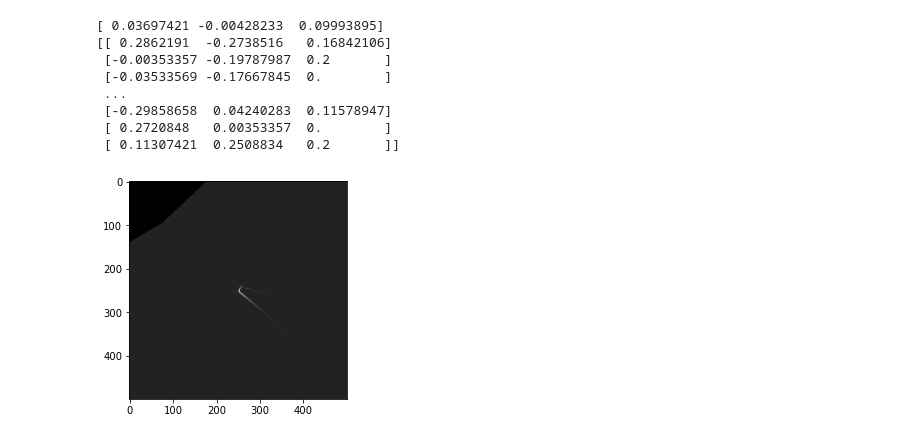
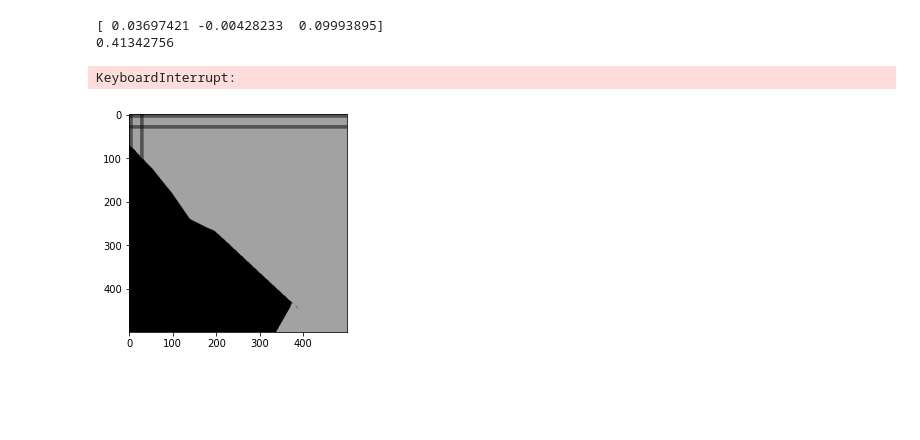
Before and after one commit to meirou1618/SDF3d_dl, a Jupyter notebook: nn_SDF_1.ipynb, the cells around one changed output. Cells and saved outputs as stored; diff of their text form; code cells hidden in the pictures; blank space fills up the shorter version.

```diff
--- a/nn_SDF_1.ipynb
+++ b/nn_SDF_1.ipynb
@@ -124,6 +121,6 @@ model = deepSDF(3,4,1).to(device)
 optimizer = optim.Adam(model.parameters(), lr=lr)
 # %%
-n_epochs = 5
+n_epochs = 3
 
 for epoch in range(n_epochs):
     losses_train = []
@@ -198,15 +207,13 @@ def rel_Lambert(I, x, l_point, n, k_d):
     r = np.linalg.norm(xl)
     l = xl/r
 
-    # print(l)
-    # print(n)
     return k_d*(I/r**2)*max(0, np.dot(l.T, n)[0][0])
 
 def rel_environment(I_a, k_a):
     return k_a*I_a
 
 def raymarching(ray, forcus, sdf):
-    beta = 0.1
+    beta = 0.05
     vec_ray = beta*(ray/np.linalg.norm(ray))
     x = forcus + vec_ray
     dist, vec_n= sdf(x)
@@ -220,7 +227,6 @@ def raymarching(ray, forcus, sdf):
             x = x + vec_ray
             dist, vec_n = sdf(x)
         else:
-
             x = x - 0.01*vec_ray
             dist, vec_n = sdf(x)
             flag = False
@@ -236,9 +242,21 @@ def raymarching(ray, forcus, sdf):
 
     return x, vec_n
 # %%
+#rotation transration
+theta = 45
+cos = np.cos(np.radians(theta))
+sin = np.sin(np.radians(theta))
+R = [[1, 0, 0],
+     [0, cos, -sin],
+     [0, sin, cos]]
+R = np.array(R)
+T = [1, -2.5, 2.5]
+T = np.array(T).reshape((3,1))
+A = np.append(R, T, axis=1)
 #camera
-camera = [0,0,3]
-camera = np.array(camera).reshape((3,1))
+camera = [0,0,0,1]
+camera = np.array(camera).reshape((4,1))
+camera = np.dot(A, camera)
 #screen
 screen = np.zeros((500,500))
 #camera matrix
@@ -256,16 +274,10 @@ I_a = 1
 k_a = 1
 
 print(x_train.mean(axis=0))
-print(x_train)
+print(x_train.max())
 # %% [output]
 [ 0.03697421 -0.00428233  0.09993895]
-[[ 0.2862191  -0.2738516   0.16842106]
- [-0.00353357 -0.19787987  0.2       ]
- [-0.03533569 -0.17667845  0.        ]
- ...
- [-0.29858658  0.04240283  0.11578947]
- [ 0.2720848   0.00353357  0.        ]
- [ 0.11307421  0.2508834   0.2       ]]
+0.41342756
 # %%
 width = int(screen.shape[0]/2)
 hight = int(screen.shape[1]/2)
@@ -274,24 +286,30 @@ for i in tqdm(range(-width, width)):
     i = i/f_x
     for j in range(-hight, hight):
         j = j/f_y
-        forcus = [i, j, 1]
-        forcus = np.array(forcus).reshape((3,1))
+        forcus = [i, j, 1, 1]
+        forcus = np.array(forcus).reshape((4,1))
+        forcus_camera = forcus[:3,:]
+        forcus = np.dot(A, forcus)
         ray = forcus - camera
         x, vec_n = raymarching(ray, forcus, model.sdf)
 
         if np.array_equal(forcus, x):
-            vec_sc = np.dot(K, forcus)
+            vec_sc = np.dot(K, forcus_camera)
             screen[int(vec_sc[0][0]), int(vec_sc[1][0])] = 0
         else:
             n_find += 1
-            vec_sc = np.dot(K, forcus)
+            vec_sc = np.dot(K, forcus_camera)
             screen[int(vec_sc[0][0]), int(vec_sc[1][0])] = rel_Lambert(I, x, camera, vec_n, k_d) + rel_environment(I_a,k_a)
             #print(rel_Lambert(I, x, camera, vec_n, k_d))
 
 print(n_find)
+# %% [output]
+KeyboardInterrupt:
 # %%
 %matplotlib inline
 plt.imshow(screen.T, 'gray')
+plt.imsave(OUTPUT_fig+'/ex3_100_45.jpg', screen.T)
+#plt.savefig(OUTPUT_fig+'ex3_1.jpg')
 plt.show()
 # %% [output]
-[figure, old version]
+[figure, new version]
```
Also changed, not shown: parts of 3 cells of this notebook, 15 other files.
